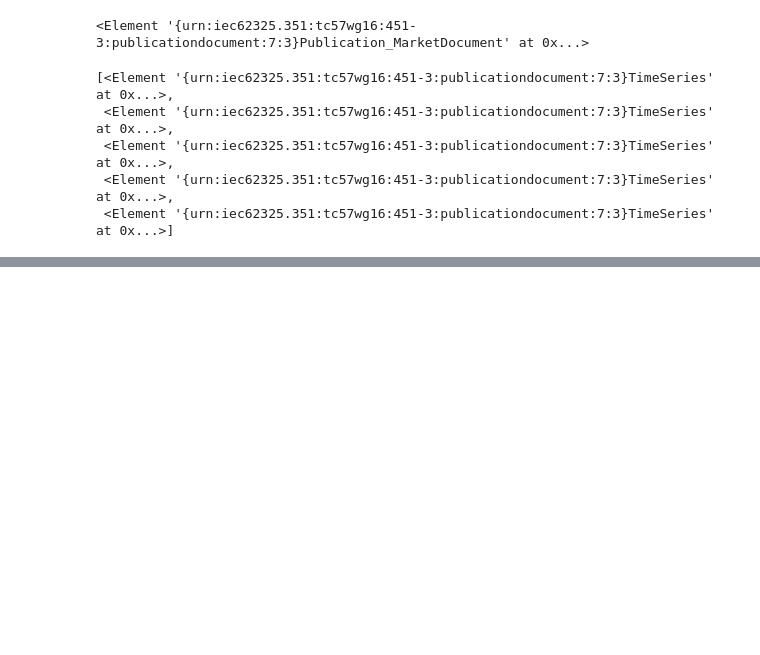
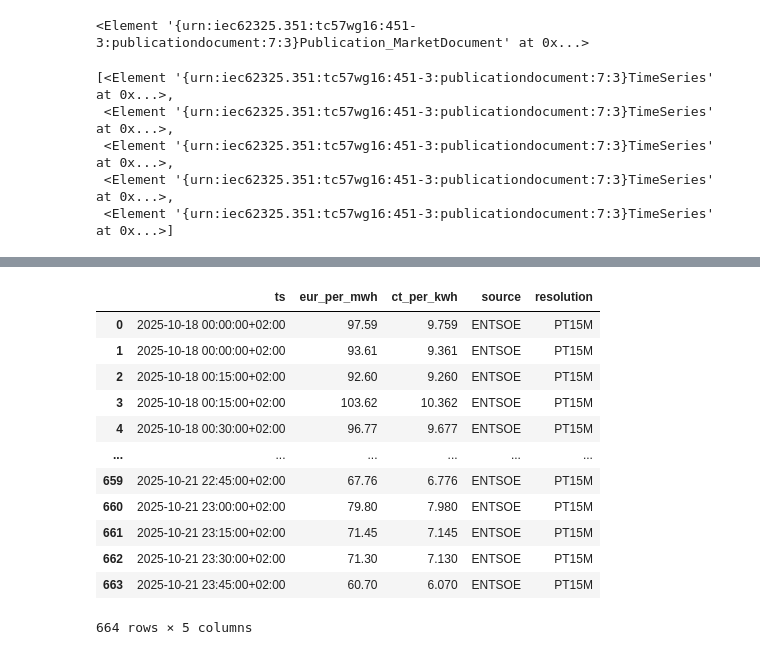
Before and after one commit to prombi/strompreise-app, a Jupyter notebook: Strompreise.ipynb, the cells around one changed output, grey strips where cells are left out. Cells and saved outputs as stored; diff of their text form; code cells hidden in the pictures; blank space fills up the shorter version.

```diff
--- a/Strompreise.ipynb
+++ b/Strompreise.ipynb
@@ -321,0 +495,26 @@ Type:      function
+# %%
+class PriceDataError(Exception):
+    """Raised when a selected data source cannot provide usable data."""
+
+data_source_choice = "ENTSOE"
+resolution_choice = "quarterhour"
+entsoe_token = "97721bb0-d6cd-4aa6-9bbc-36c9d95b205c"
+
+try:
+    bdf_raw, data_meta = load_price_data(
+        source=data_source_choice,
+        resolution=resolution_choice,
+        entsoe_token=st.session_state.entsoe_token,
+        entsoe_days_back=st.session_state.entsoe_days_back,
+        entsoe_days_forward=st.session_state.entsoe_days_forward,
+    )
+except PriceDataError as exc:
+    st.error(f"⚠️ {exc}")
+    st.stop()
+except Exception as exc:
+    st.error(f"⚠️ Unerwarteter Fehler beim Laden der Datenquelle: {exc}")
+    st.stop()
+#used_region = data_meta.get("region", "DE-LU")
+# resolution_fallback = normalize_resolution_hint(
+    # data_meta.get("raw_resolution"), default=resolution_choice
+# )
@@ -321,0 +527,24 @@ Type:      function
+# %%
+df_raw, data_meta = load_price_data(
+        source=data_source_choice,
+        resolution=resolution_choice,
+        entsoe_token=entsoe_token,
+        entsoe_days_back=2,
+        entsoe_days_forward=1,
+    )
+# %%
+df_raw
+# %% [output]
+|  | ts | eur_per_mwh | ct_per_kwh | source | resolution |
+| 0 | 2025-10-18 00:00:00+02:00 | 97.59 | 9.759 | ENTSOE | PT15M |
+| 1 | 2025-10-18 00:00:00+02:00 | 93.61 | 9.361 | ENTSOE | PT15M |
+| 2 | 2025-10-18 00:15:00+02:00 | 92.60 | 9.260 | ENTSOE | PT15M |
+| 3 | 2025-10-18 00:15:00+02:00 | 103.62 | 10.362 | ENTSOE | PT15M |
+| 4 | 2025-10-18 00:30:00+02:00 | 96.77 | 9.677 | ENTSOE | PT15M |
+| ... | ... | ... | ... | ... | ... |
+| 659 | 2025-10-21 22:45:00+02:00 | 67.76 | 6.776 | ENTSOE | PT15M |
+| 660 | 2025-10-21 23:00:00+02:00 | 79.80 | 7.980 | ENTSOE | PT15M |
+| 661 | 2025-10-21 23:15:00+02:00 | 71.45 | 7.145 | ENTSOE | PT15M |
+| 662 | 2025-10-21 23:30:00+02:00 | 71.30 | 7.130 | ENTSOE | PT15M |
+| 663 | 2025-10-21 23:45:00+02:00 | 60.70 | 6.070 | ENTSOE | PT15M |
+664 rows × 5 columns
```
Also changed, not shown: parts of 21 cells of this notebook, 2 other files.
